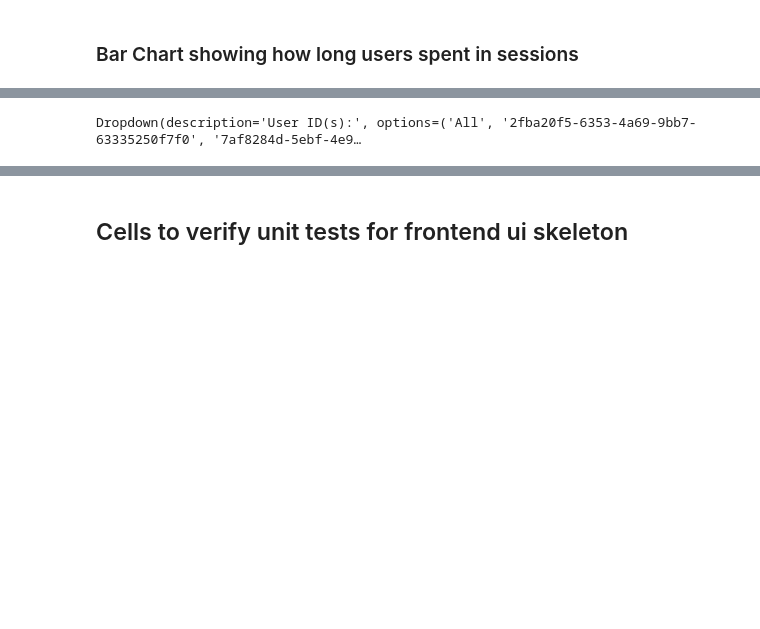
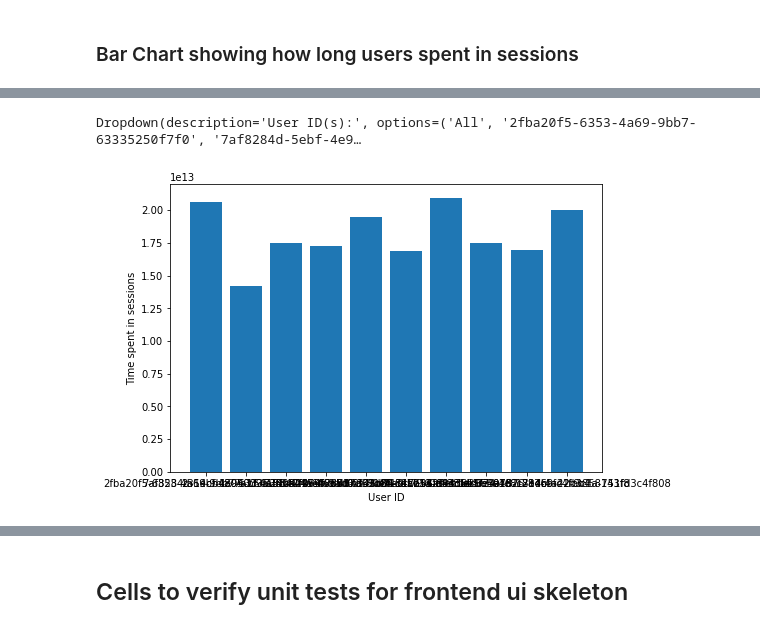
Before and after one commit to donutboy929/tictactAI, a Jupyter notebook: jupyter/visualise-a28-metrics/visualiser.ipynb, the cells around one changed output, grey strips where cells are left out. Saved outputs shown, nothing was run; the diff lists cells and outputs as text; code cells hidden in the pictures; blank space fills up the shorter version.

Commit message:
tests: code to validate unit tests on frontend UI for top 5 metrics

```diff
--- a/jupyter/visualise-a28-metrics/visualiser.ipynb
+++ b/jupyter/visualise-a28-metrics/visualiser.ipynb
@@ -340,7 +342,7 @@ dropdown_user_timespentsess = widgets.Dropdown(
 
 output_widget_timespentsess = widgets.Output()
 
-today = dt.datetime.now()
+today = dt.datetime(2021, 12, 30) # dt.datetime.now()
 timeframe_ago = dt.datetime(1970, 1, 1)
 
 
@@ -367,33 +369,41 @@ def common_filtering_timespentsess(timeframe, user):
     else:
         timeframe_ago = dt.datetime(1970, 1, 1)
     df_processed_timeframed = df_processed.drop(df_processed[df_processed.date < timeframe_ago.date()].index)
     df_timeframed = df.drop(df[pd.to_datetime(df.timestamp) < timeframe_ago].index)
     df_timeframed['week_number'] = [dt.datetime.strptime(str(d), '%Y-%m-%d %H:%M:%S').isocalendar()[1] for d in df_timeframed['timestamp']]
 
     #user
     df_processed_user_timeframed = df_processed_timeframed
     df_user_timeframed = df_timeframed
 
+    df_processed_timeframed['duration_sec'] = [d.total_seconds() for d in df_processed_timeframed['duration']]
+
+    # for checking unit tests on frontend UI
+    # df_processed_timeframed = df_processed_timeframed.groupby(['userId']).sum()
+    # df_processed_timeframed = df_processed_timeframed.sort_values(['duration_sec'])
+    # print(df_processed_timeframed)
+
     if user != 'All':
         dftemp = df_processed_timeframed
         df_processed_user_timeframed = dftemp.drop(dftemp[dftemp.userId != str(user)].index)
         df_user_timeframed = df_timeframed.drop(df_timeframed[df_timeframed.userId != str(user)].index)
 
     with output_widget_timespentsess:
         fig = plt.figure()
         ax = fig.add_axes([0,0,1,1])
         ax.set_ylabel('Time spent in sessions')
         ax.set_xlabel('User ID')
         ax.bar(df_processed_timeframed['userId'], df_processed_timeframed['duration'])
         display(df_processed_timeframed)
 
 dropdown_timeframe_timespentsess.observe(dropdown_timeframe_eventhandler_timespentsess, names='value')
 dropdown_user_timespentsess.observe(dropdown_user_eventhandler_timespentsess, names='value')
 display(dropdown_timeframe_timespentsess)
 display(dropdown_user_timespentsess)
 # %% [output]
 [interactive output not drawn]
 Dropdown(description='User ID(s):', options=('All', '2fba20f5-6353-4a69-9bb7-63335250f7f0', '7af8284d-5ebf-4e9…
+[figure, added]
 # %%
 display(output_widget_timespentsess)
 # %% [output]
```
Also changed, not shown: parts of 3 cells of this notebook.
